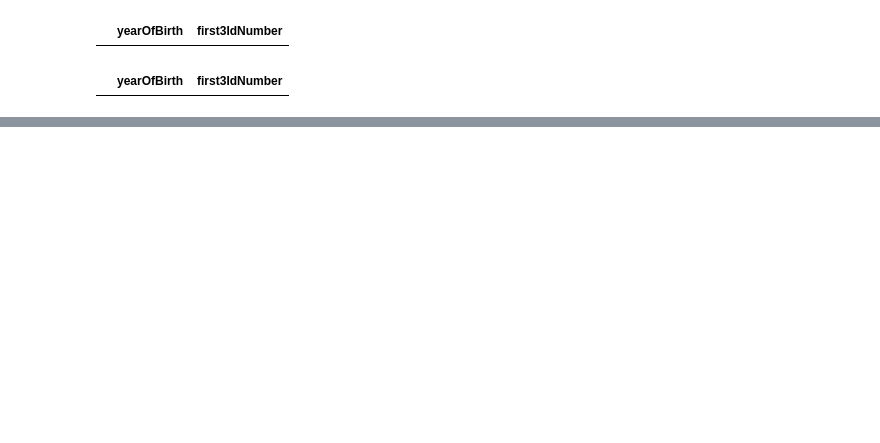
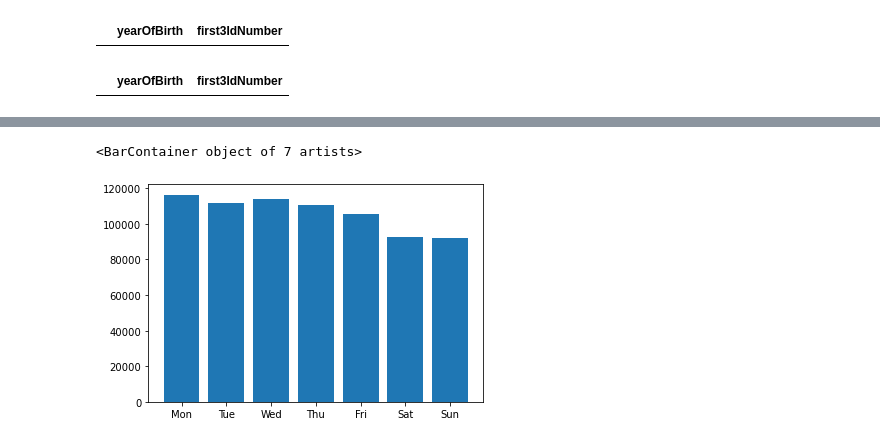
Before and after one commit to OttoJoeleht/IDS-2021-C2, a Jupyter notebook: Rattaringlus.ipynb, the cells around one changed output, grey strips where cells are left out. Saved outputs shown, nothing was run; the diff lists cells and outputs as text; code cells hidden in the pictures; blank space fills up the shorter version.

```diff
--- a/Rattaringlus.ipynb
+++ b/Rattaringlus.ipynb
@@ -293,3 +374,19 @@ andmed21end
 data2019.to_csv('data19cha.csv', index=False)
 data2020.to_csv('data20cha.csv', index=False)
 data2021.to_csv('data21cha.csv', index=False)
+# %%
+
+data2019['unlockedat'] = pd.to_datetime(data2019['unlockedat'])
+data2019['day_of_week'] = data2019['unlockedat'].dt.day_name()
+#data2019['day_of_week'].astype(str)
+data2019['unlockedat']
+
+data2020['unlockedat'] = pd.to_datetime(data2020['unlockedat'])
+data2020['day_of_week'] = data2020['unlockedat'].dt.day_name()
+#data2019['day_of_week'].astype(str)
+data2020['unlockedat']
+
+data2021['unlockedat'] = pd.to_datetime(data2021['unlockedat'])
+data2021['day_of_week'] = data2021['unlockedat'].dt.day_name()
+#data2019['day_of_week'].astype(str)
+data2021['unlockedat']
@@ -295,0 +406,27 @@ data2021.to_csv('data21cha.csv', index=False)
+# %%
+#2019
+days19 = {"Mon":0,"Tue":0,"Wed":0,"Thu":0,"Fri":0,"Sat":0,"Sun":0}
+for index, row in data2019.iterrows():
+    day = row['day_of_week']
+    if (day == "Monday"):
+        days19["Mon"] = days19["Mon"] + 1
+    elif (day == "Tuesday"):
+        days19["Tue"] = days19["Tue"] + 1
+    elif (day == "Wednesday"):
+        days19["Wed"] = days19["Wed"] + 1
+    elif (day == "Thursday"):
+        days19["Thu"] = days19["Thu"] + 1
+    elif (day == "Friday"):
+        days19["Fri"] = days19["Fri"] + 1
+    elif (day == "Saturday"):
+        days19["Sat"] = days19["Sat"] + 1
+    else:
+        days19["Sun"] = days19["Sun"] + 1
+
+keysDays19 = list(days19.keys())
+valuesDays19 = list(days19.values())
+
+plt.bar(keysDays19, valuesDays19)
+# %% [output]
+<BarContainer object of 7 artists>
+[figure, added]
```
Also changed, not shown: parts of 23 cells of this notebook, 1 other file.
